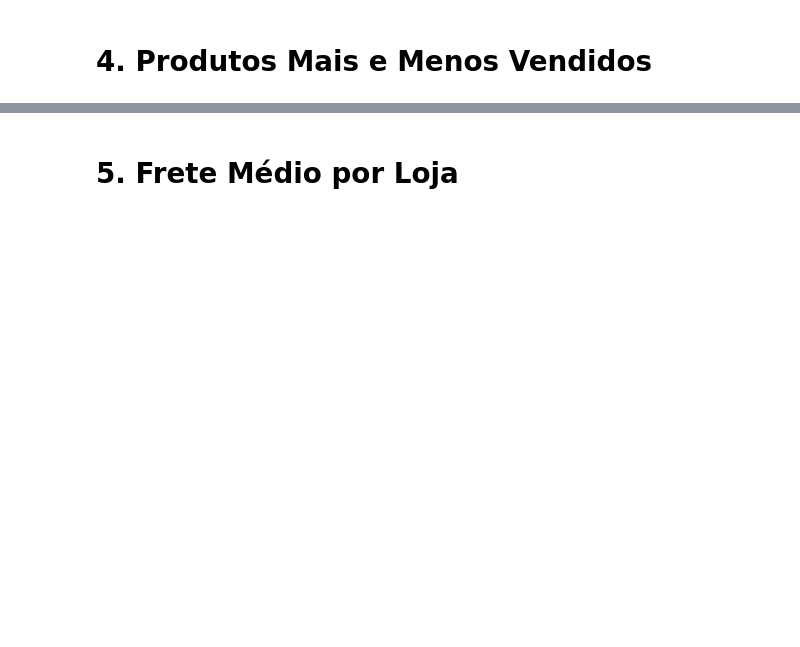
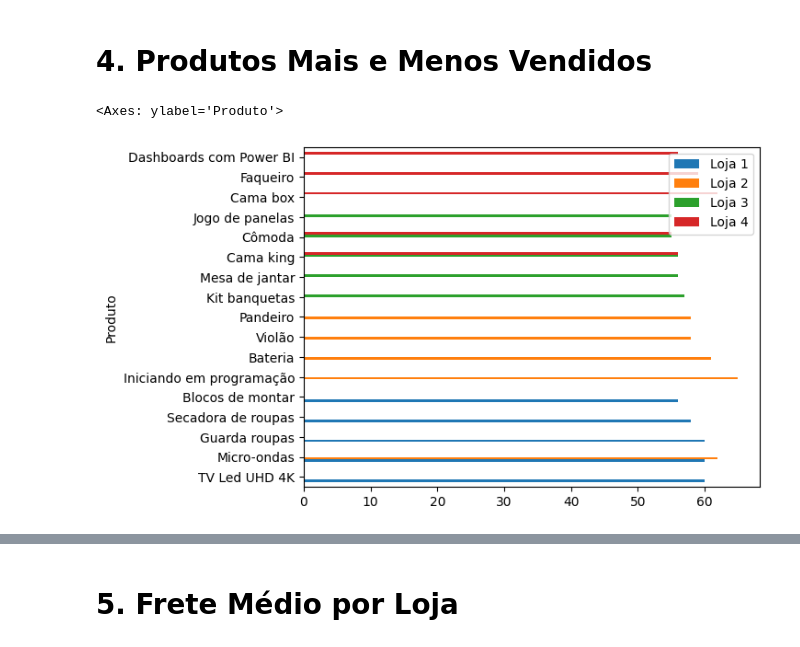
Before and after one commit to RaySilvaP/AluraStoreChallenge, a Jupyter notebook: desafio_alura_store.ipynb, the cells around one changed output, grey strips where cells are left out. Saved outputs shown, nothing was run; the diff lists cells and outputs as text; code cells hidden in the pictures; blank space fills up the shorter version.

```diff
--- a/desafio_alura_store.ipynb
+++ b/desafio_alura_store.ipynb
@@ -30,2 +85,23 @@ loja.head()
 # %% [markdown]
 # 4. Produtos Mais e Menos Vendidos
+# %%
+loja_vendas_produto = loja.groupby('Produto').size().rename('Vendas')
+loja2_vendas_produto = loja2.groupby('Produto').size().rename('Vendas')
+loja3_vendas_produto = loja3.groupby('Produto').size().rename('Vendas')
+loja4_vendas_produto = loja4.groupby('Produto').size().rename('Vendas')
+# %%
+loja_mais_vendidos = loja_vendas_produto.sort_values(ascending=False).head(5).rename('Loja 1')
+loja2_mais_vendidos = loja2_vendas_produto.sort_values(ascending=False).head(5).rename('Loja 2')
+loja3_mais_vendidos = loja3_vendas_produto.sort_values(ascending=False).head(5).rename('Loja 3')
+loja4_mais_vendidos = loja4_vendas_produto.sort_values(ascending=False).head(5).rename('Loja 4')
+
+mais_vendidos = pd.concat([
+    loja_mais_vendidos,
+    loja2_mais_vendidos,
+    loja3_mais_vendidos,
+    loja4_mais_vendidos], axis=1)
+
+mais_vendidos.plot(kind='barh')
+# %% [output]
+<Axes: ylabel='Produto'>
+[figure, added]
```
Also changed, not shown: parts of 7 cells of this notebook.
